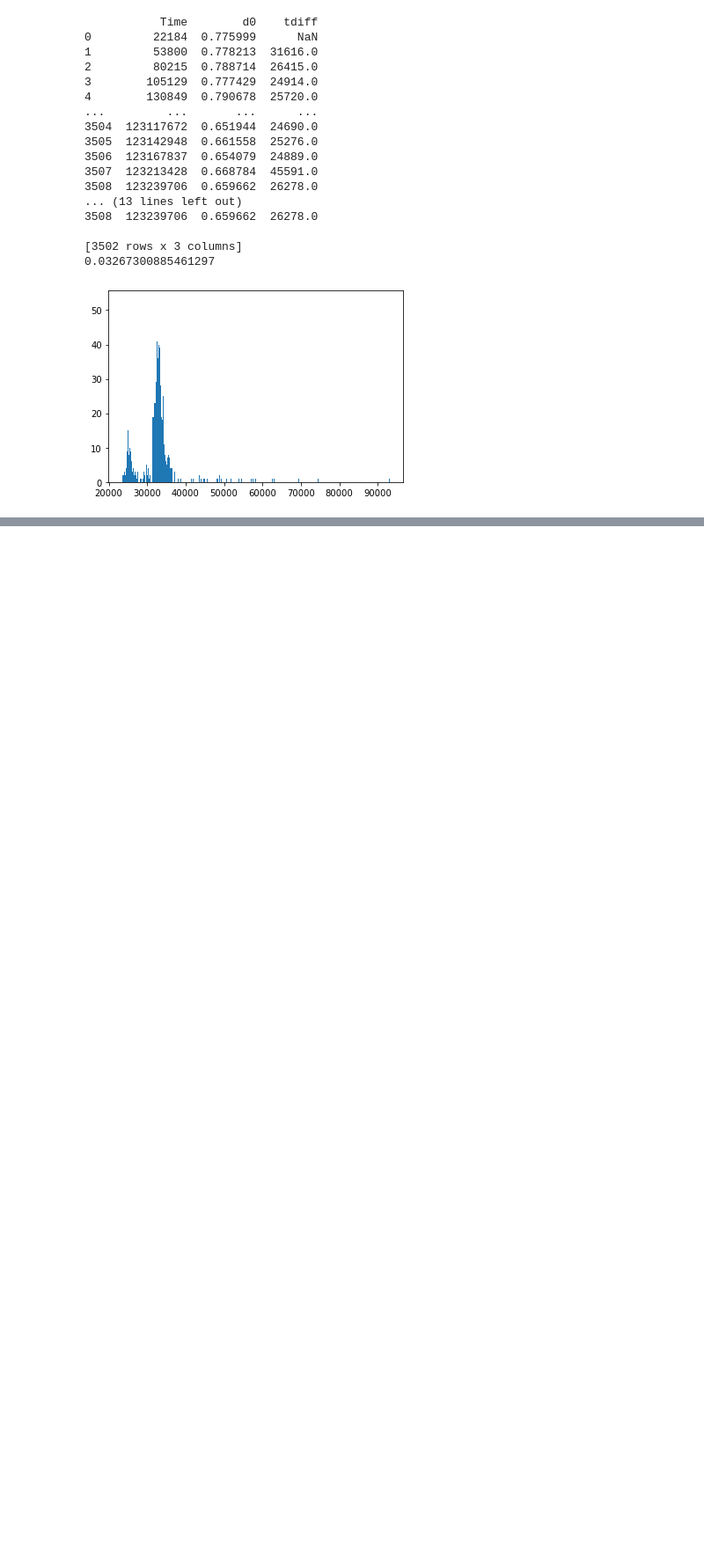
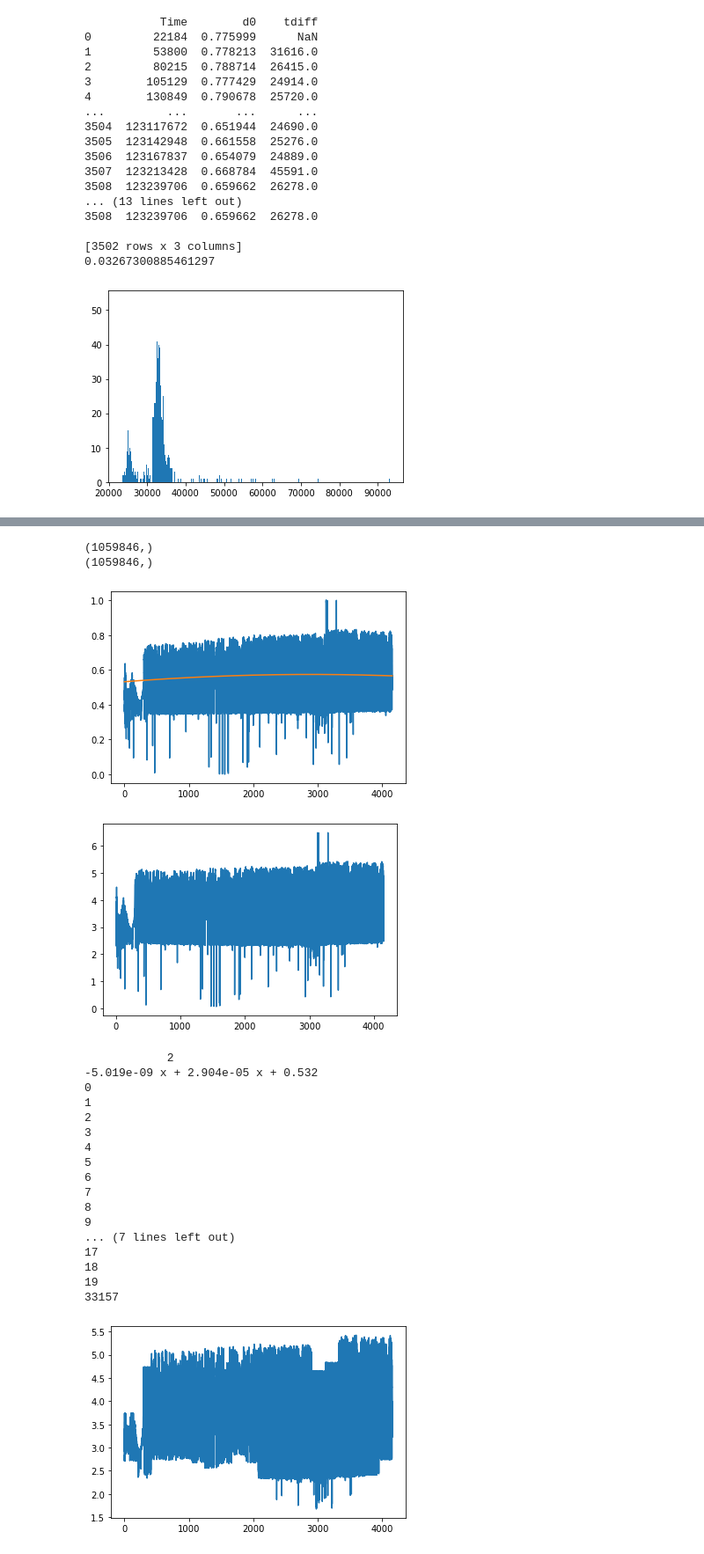
Before and after one commit to AmeVel2040/eclipseAmeyaSharing, a Jupyter notebook: InitialSpectogramAnalysis6-13-22.ipynb, the cells around one changed output, grey strips where cells are left out. Shown at 88% size. Saved outputs shown, nothing was run; the diff lists cells and outputs as text; code cells hidden in the pictures; blank space fills up the shorter version.

```diff
--- a/InitialSpectogramAnalysis6-13-22.ipynb
+++ b/InitialSpectogramAnalysis6-13-22.ipynb
@@ -167,0 +245,25 @@ Text(0.5, 0, 'Time [s]')
+# %%
+genthePlots(dfnonzero.iloc[:,1].values,dfnonzero.iloc[:,2].values,0,600,100,20,2,1)
+# %% [output]
+(1059846,)
+(1059846,)
+[figure, added]
+[figure, added]
+            2
+-5.019e-09 x + 2.904e-05 x + 0.532
+0
+1
+2
+3
+4
+5
+6
+7
+8
+9
+... (7 lines left out)
+17
+18
+19
+33157
+[figure, added]
```
Also changed, not shown: parts of 18 cells of this notebook.
